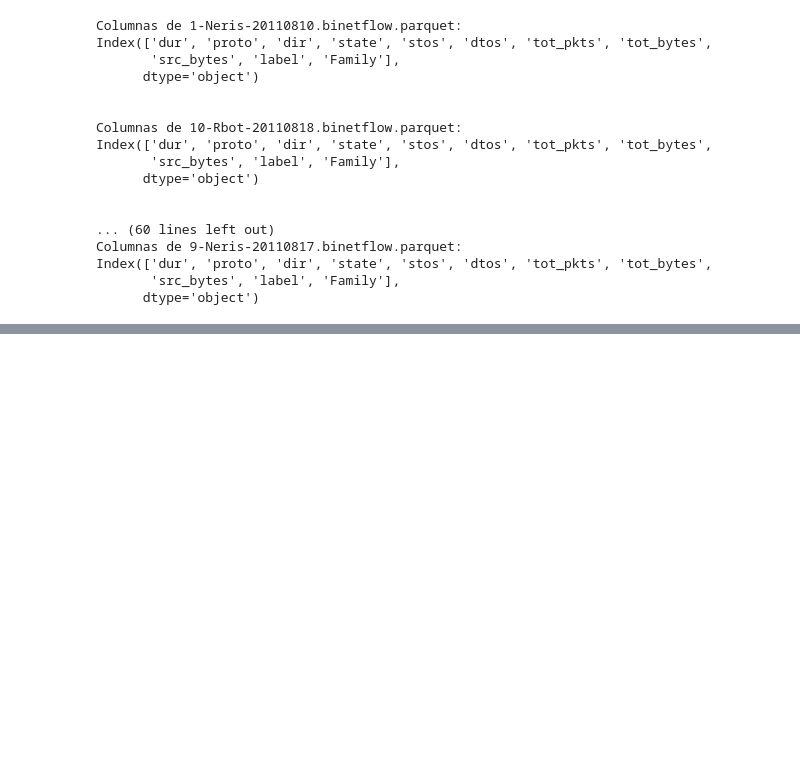
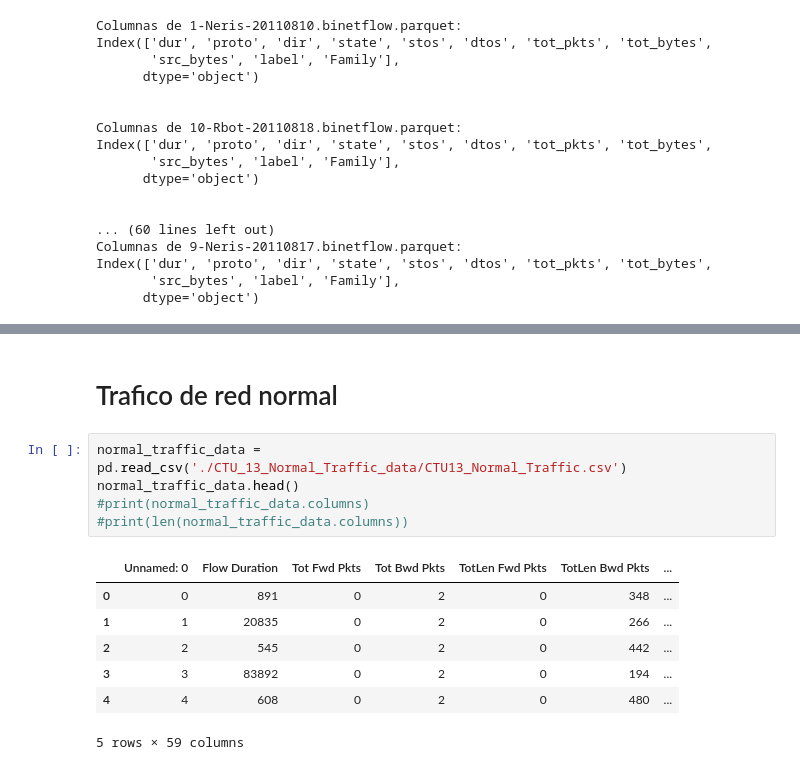
Before and after one commit to danielasabrina08/SIC24_AI_Cybersecurity, a Jupyter notebook: analisis_ctu13.ipynb, the cells around one changed output, grey strips where cells are left out. Saved outputs shown, nothing was run; the diff lists cells and outputs as text; blank space fills up the shorter version.

```diff
--- a/analisis_ctu13.ipynb
+++ b/analisis_ctu13.ipynb
@@ -119,0 +112,15 @@ max    2.635366e+09
+# %% [markdown]
+# Trafico de red normal
+# %%
+normal_traffic_data = pd.read_csv('./CTU_13_Normal_Traffic_data/CTU13_Normal_Traffic.csv')
+normal_traffic_data.head()
+#print(normal_traffic_data.columns)
+#print(len(normal_traffic_data.columns))
+# %% [output]
+|  | Unnamed: 0 | Flow Duration | Tot Fwd Pkts | Tot Bwd Pkts | TotLen Fwd Pkts | TotLen Bwd Pkts | ... |
+| 0 | 0 | 891 | 0 | 2 | 0 | 348 | ... |
+| 1 | 1 | 20835 | 0 | 2 | 0 | 266 | ... |
+| 2 | 2 | 545 | 0 | 2 | 0 | 442 | ... |
+| 3 | 3 | 83892 | 0 | 2 | 0 | 194 | ... |
+| 4 | 4 | 608 | 0 | 2 | 0 | 480 | ... |
+5 rows × 59 columns
```
Also changed, not shown: parts of 9 cells of this notebook, 2 other files.
